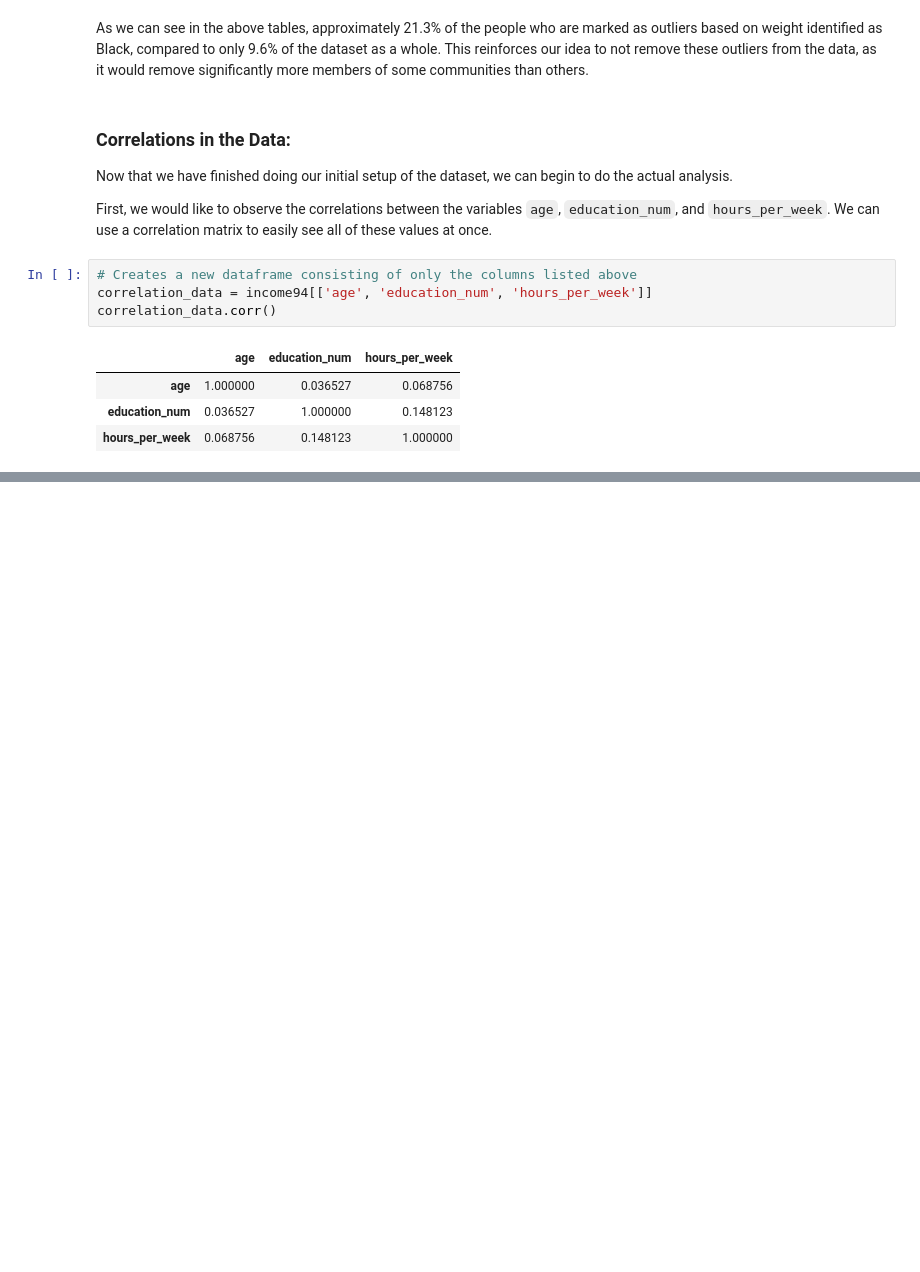
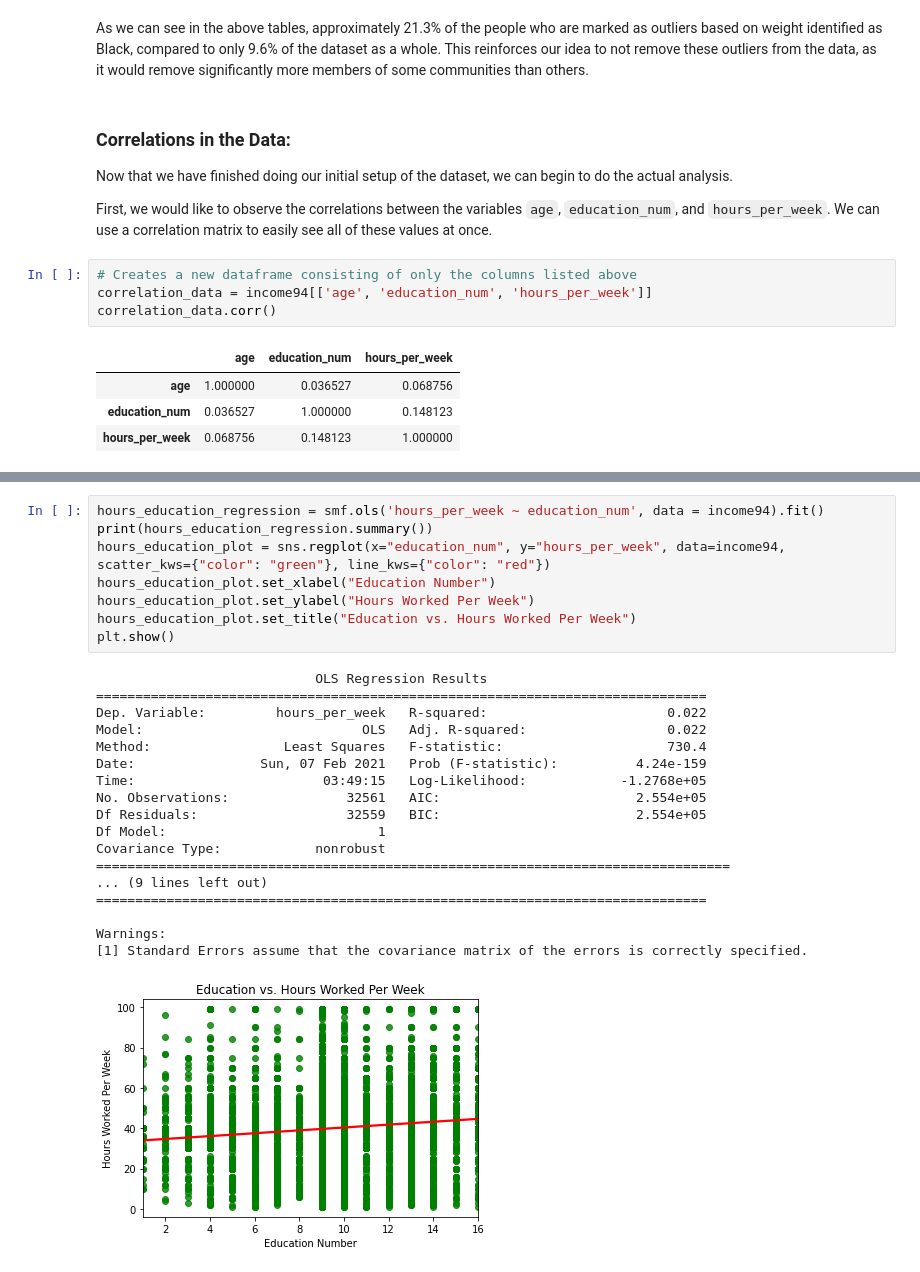
Before and after one commit to hotz1/JSC270_Assg2, a Jupyter notebook: JSC270_Assignment2.ipynb, the cells around one changed output, grey strips where cells are left out. Drawn from its saved outputs; the diff is of its cells as text; blank space fills up the shorter version.

Commit message:
Whole bunch of uploads! We're onto regression stage (final colab part!)

```diff
--- a/JSC270_Assignment2.ipynb
+++ b/JSC270_Assignment2.ipynb
@@ -318,0 +323,27 @@ Based on the correlation matrix above, we see that these three variables all hav
+# %%
+hours_education_regression = smf.ols('hours_per_week ~ education_num', data = income94).fit()
+print(hours_education_regression.summary())
+hours_education_plot = sns.regplot(x="education_num", y="hours_per_week", data=income94, scatter_kws={"color": "green"}, line_kws={"color": "red"})
+hours_education_plot.set_xlabel("Education Number")
+hours_education_plot.set_ylabel("Hours Worked Per Week")
+hours_education_plot.set_title("Education vs. Hours Worked Per Week")
+plt.show()
+# %% [output]
+                            OLS Regression Results
+==============================================================================
+Dep. Variable:         hours_per_week   R-squared:                       0.022
+Model:                            OLS   Adj. R-squared:                  0.022
+Method:                 Least Squares   F-statistic:                     730.4
+Date:                Sun, 07 Feb 2021   Prob (F-statistic):          4.24e-159
+Time:                        03:49:15   Log-Likelihood:            -1.2768e+05
+No. Observations:               32561   AIC:                         2.554e+05
+Df Residuals:                   32559   BIC:                         2.554e+05
+Df Model:                           1
+Covariance Type:            nonrobust
+=================================================================================
+... (9 lines left out)
+==============================================================================
+
+Warnings:
+[1] Standard Errors assume that the covariance matrix of the errors is correctly specified.
+[figure, added]
```
Also changed, not shown: parts of 12 cells of this notebook.
